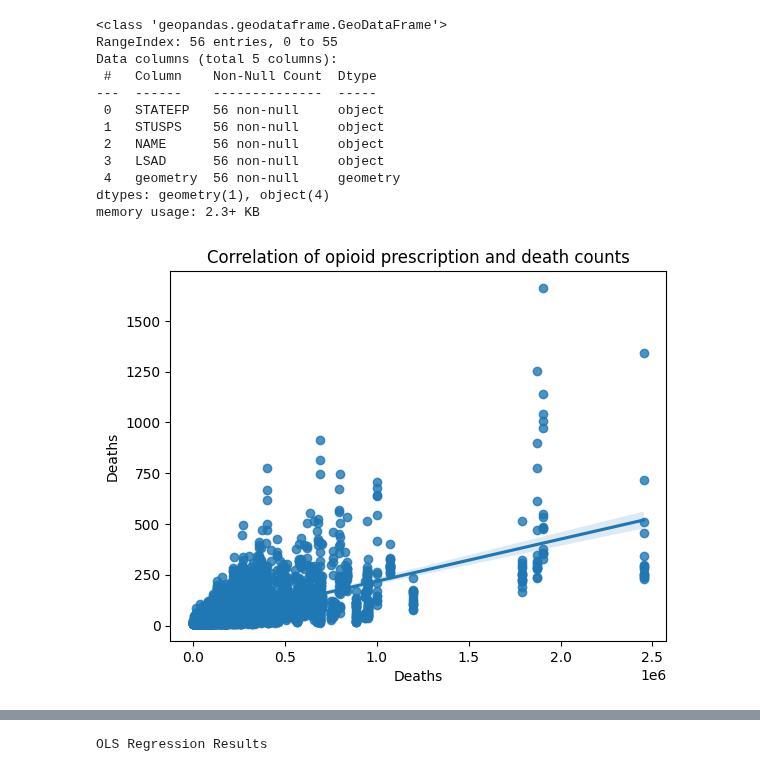
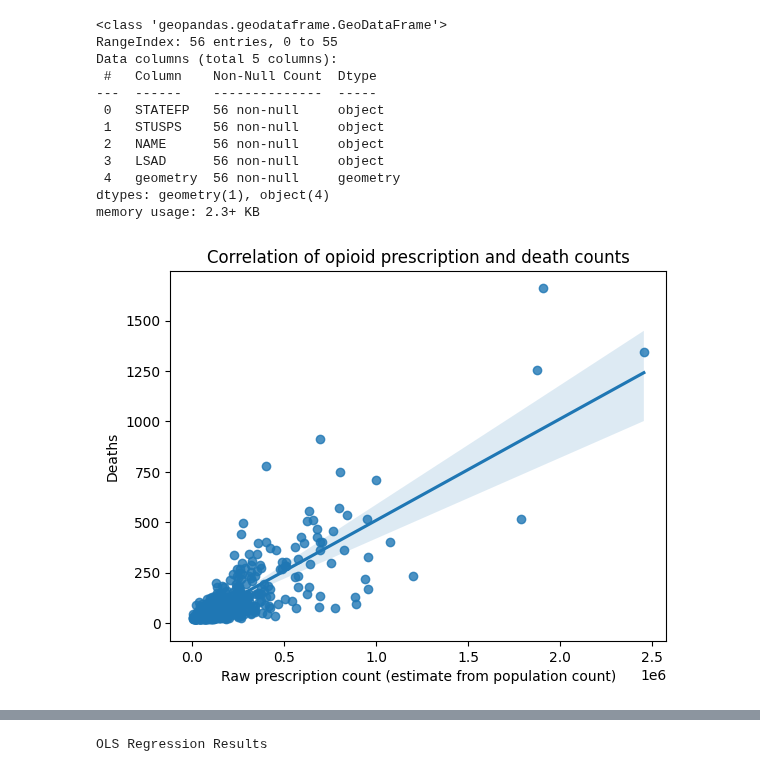
Before and after one commit to Ludougan123234/624-project, a Jupyter notebook: exp_opioid randy.ipynb, the cells around one changed output, grey strips where cells are left out. Drawn from its saved outputs; the diff is of its cells as text; code cells hidden in the pictures.

```diff
--- a/exp_opioid randy.ipynb
+++ b/exp_opioid randy.ipynb
@@ -1136,20 +1149,56 @@ memory usage: 2.3+ KB
 # %%
 prescription_death = (
-    df.query('year==2020')
-    .merge(pop_df[['FIPStxt', 'CENSUS_2020_POP']],
-             how='inner',
-             right_on='FIPStxt',
-             left_on='County FIPS Code')
-    .assign(census_base100 = lambda x: x['CENSUS_2020_POP'] / 100)
-    .assign(prescriptions = lambda x: round(x['Opioid Dispensing Rate per 100'] * x['census_base100']))
-    .merge(death_df[['State', 'County Code', "Deaths", 'Rate']], how='inner', left_on='County FIPS Code', right_on = "County Code")
+    df.query("year==2020")
+    .merge(
+        pop_df[["FIPStxt", "CENSUS_2020_POP"]],
+        how="inner",
+        right_on="FIPStxt",
+        left_on="County FIPS Code",
+    )
+    .assign(census_base100=lambda x: x["CENSUS_2020_POP"] / 100)
+    .assign(
+        prescriptions=lambda x: round(
+            x["Opioid Dispensing Rate per 100"] * x["census_base100"]
+        )
+    )
+    .merge(
+        death_df[["State", "year", "County Code", "Deaths", 'Crude Rate', "Rate"]].query(
+            "year == 2020"
+        ),
+        how="inner",
+        left_on="County FIPS Code",
+        right_on="County Code",
+    )
+    # AMFAR_MEDSAFAC_RATE: Total number of substance abuse services facilities accepting Medicaid per 1,000 population
+    # AMFAR_MEDMHFAC_RATE: Total number of facilities that provide mental health services and accept Medicaid per 1,000 population
+    # ACS_GINI_INDEX: Gini index of income inequality
+    .merge(
+        sdoh_df[
+            [
+                "COUNTYFIPS",
+                "AHRF_USDA_RUCC_2013",
+                "AMFAR_MEDSAFAC_RATE",
+                "AMFAR_MEDMHFAC_RATE",
+                "SAIPE_MEDIAN_HH_INCOME",
+                "ACS_GINI_INDEX",
+                "SAIPE_TOT_POV",
+            ]
+        ],
+        how="inner",
+        left_on="County FIPS Code",
+        right_on="COUNTYFIPS",
+    )
+    # .merge(pov_df[['FIPS_Code', 'POVALL_2021']], how = "inner", left_on = "County FIPS Code", right_on = 'FIPS_Code')
+    .assign(
+        ru_continuum=lambda x: np.where(x["AHRF_USDA_RUCC_2013"] >= 4, "Rural", "Urban")
+    )
 )
 
 prescription_death
-ax = sns.regplot(data = prescription_death, x='prescriptions', y='Deaths')
+ax = sns.regplot(data=prescription_death, x="prescriptions", y="Deaths")
 ax.set_title("Correlation of opioid prescription and death counts")
 ax.set_xlabel("Raw prescription count (estimate from population count)")
-ax.set_xlabel("Deaths")
-plt.savefig("./visualization/Opioid prescription and death counts.png", dpi = 512)
+ax.set_ylabel("Deaths")
+plt.savefig("./visualization/Opioid prescription and death counts.png", dpi=512)
 # %% [output]
-[figure, old version]
+[figure, new version]
```
Also changed, not shown: parts of 27 cells of this notebook, 2 other files.
